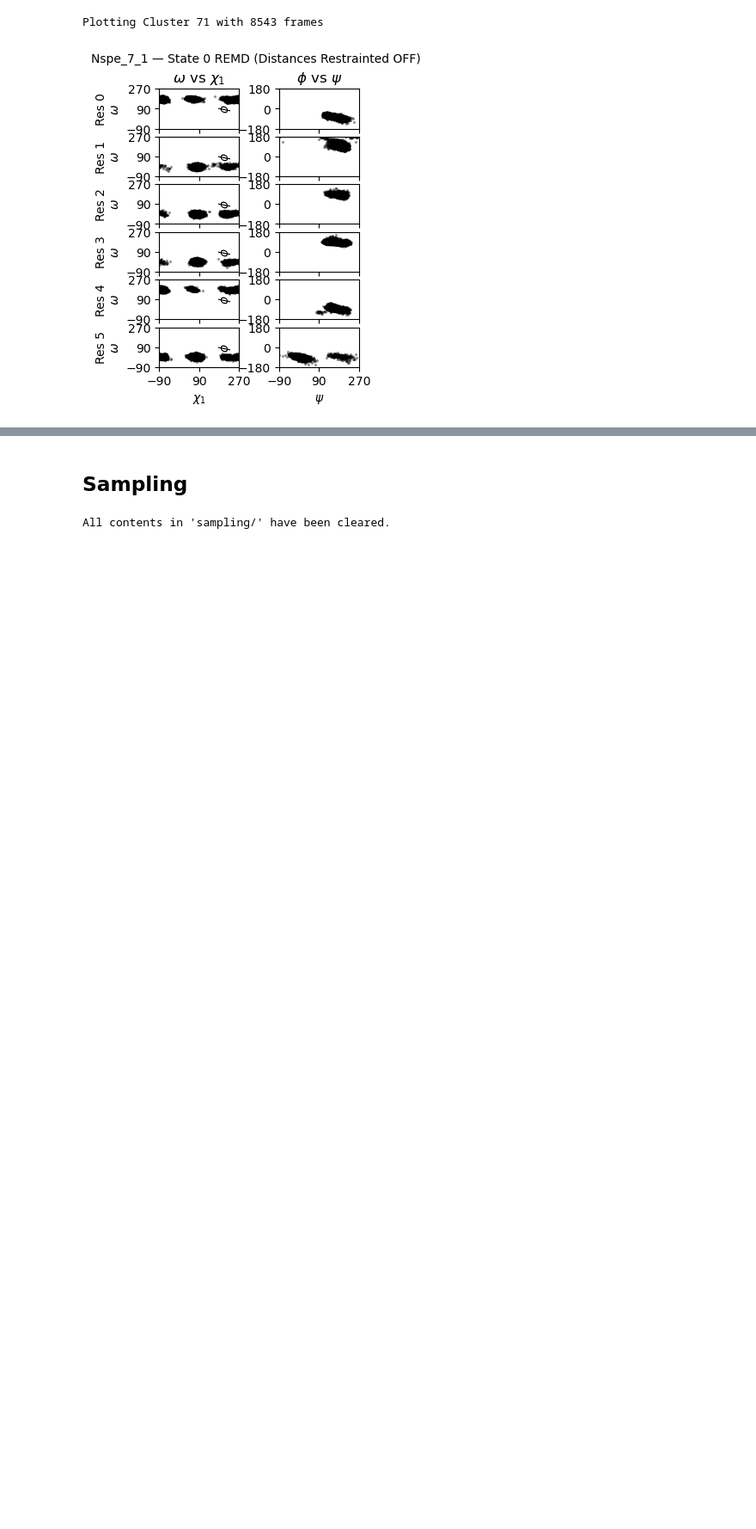
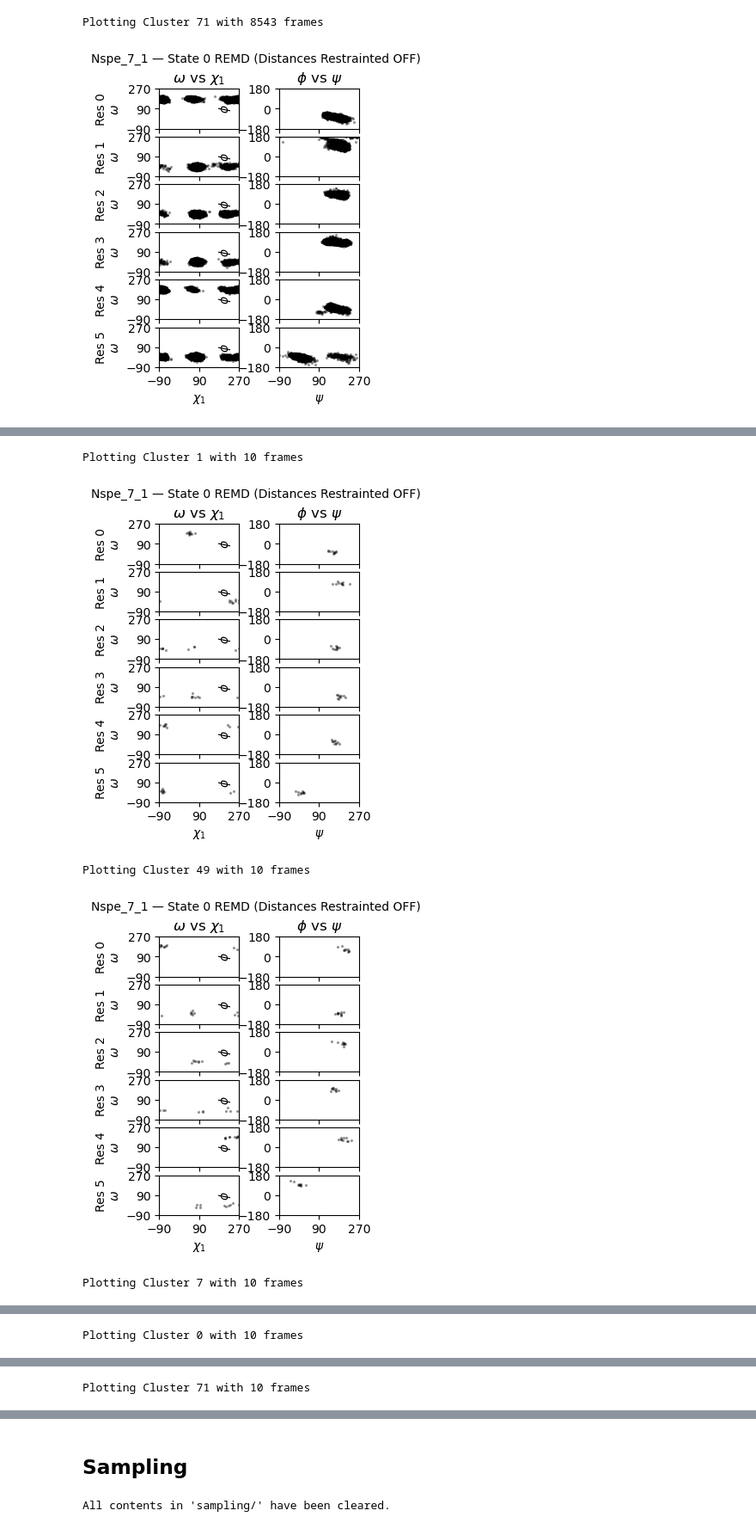
Before and after one commit to vvoelz/nspe-oligomers, a Jupyter notebook: peptoid/nspe_7_2/analysis/clustering_by_angle.ipynb, the cells around one changed output, grey strips where cells are left out. Shown at 86% size. Drawn from its saved outputs; the diff is of its cells as text; code cells hidden in the pictures; blank space fills up the shorter version.

```diff
--- a/peptoid/nspe_7_2/analysis/clustering_by_angle.ipynb
+++ b/peptoid/nspe_7_2/analysis/clustering_by_angle.ipynb
@@ -694,0 +1031,21 @@ Plotting Cluster 71 with 8543 frames
+# %%
+angles_to_plot = ["omega_chi1", "phi_psi"]  # customize as needed
+
+for label, indices in filtered_cluster.items():
+    omega_input = omegas[indices, :][np.newaxis, ...]  # shape becomes (1, n_frames, 24)
+
+    print(f"Plotting Cluster {label} with {omega_input.shape[1]} frames")
+
+    plot_dihedral_quadruplets(
+        omega_all=omega_input,
+        residues_to_plot=residues_to_plot,
+        states=[0],  # Only 1 cluster at a time
+        use_latex=True,
+        angles_to_plot=angles_to_plot
+    )
+# %% [output]
+Plotting Cluster 1 with 10 frames
+[figure, added]
+Plotting Cluster 49 with 10 frames
+[figure, added]
+Plotting Cluster 7 with 10 frames
@@ -694,0 +1053 @@ Plotting Cluster 71 with 8543 frames
+Plotting Cluster 0 with 10 frames
@@ -694,0 +1055 @@ Plotting Cluster 71 with 8543 frames
+Plotting Cluster 71 with 10 frames
```
Also changed, not shown: parts of 10 cells of this notebook, 1 other file.
